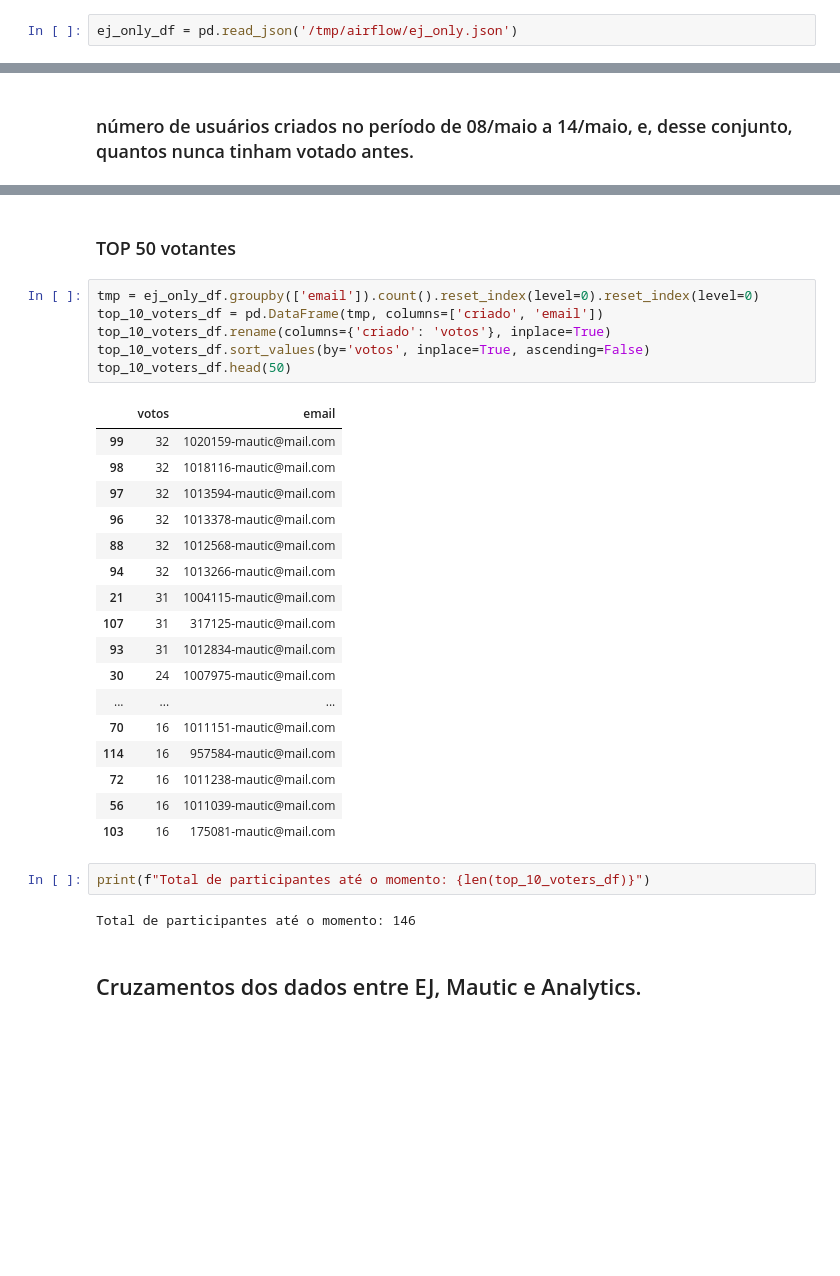
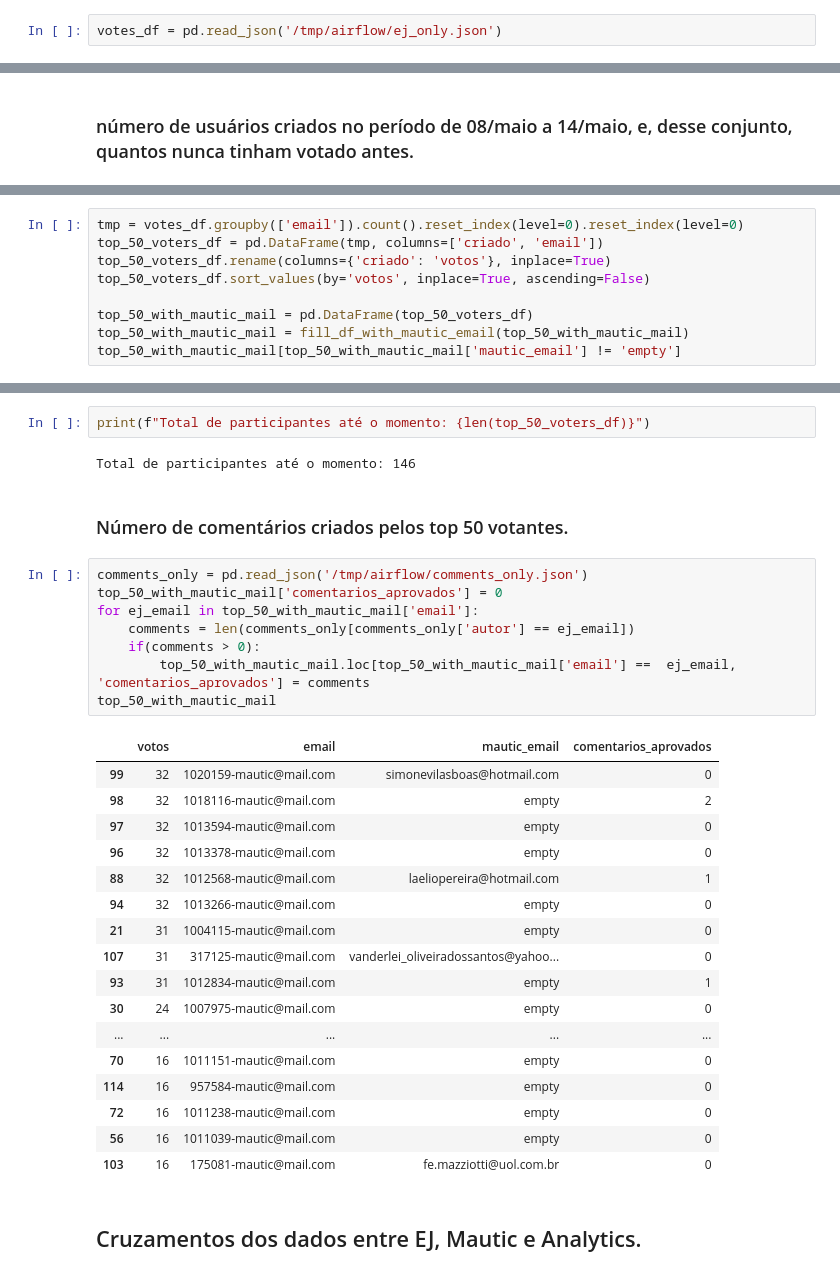
Before and after one commit to cidadedemocratica/airflow, a Jupyter notebook: src/ej/osf.ipynb, the cells around one changed output, grey strips where cells are left out. Drawn from its saved outputs; the diff is of its cells as text; blank space fills up the shorter version.

```diff
--- a/src/ej/osf.ipynb
+++ b/src/ej/osf.ipynb
@@ -10,7 +38,7 @@ sns.set(font_scale=3)
 # %% [markdown]
 ## Análise individual dos dados da EJ
 # %%
-ej_only_df = pd.read_json('/tmp/airflow/ej_only.json')
+votes_df = pd.read_json('/tmp/airflow/ej_only.json')
 # %% [markdown]
 ###  número de usuários com pelo menos 1 voto no período de 17 a 23/abril, e, desse conjunto, quantos nunca tinham votado antes
 # %%
@@ -105,0 +178,9 @@ Desse conjunto de usuários acima, quantos nunca tinham votado antes: 3
+# %%
+tmp = votes_df.groupby(['email']).count().reset_index(level=0).reset_index(level=0)
+top_50_voters_df = pd.DataFrame(tmp, columns=['criado', 'email'])
+top_50_voters_df.rename(columns={'criado': 'votos'}, inplace=True)
+top_50_voters_df.sort_values(by='votos', inplace=True, ascending=False)
+
+top_50_with_mautic_mail = pd.DataFrame(top_50_voters_df)
+top_50_with_mautic_mail = fill_df_with_mautic_email(top_50_with_mautic_mail)
+top_50_with_mautic_mail[top_50_with_mautic_mail['mautic_email'] != 'empty']
@@ -106,33 +205,35 @@ Desse conjunto de usuários acima, quantos nunca tinham votado antes: 3
+# %%
+print(f"Total de participantes até o momento: {len(top_50_voters_df)}")
+# %% [output]
+Total de participantes até o momento: 146
 # %% [markdown]
-### TOP 50 votantes
+### Número de comentários criados pelos top 50 votantes.
-# %%
-tmp = ej_only_df.groupby(['email']).count().reset_index(level=0).reset_index(level=0)
-top_10_voters_df = pd.DataFrame(tmp, columns=['criado', 'email'])
-top_10_voters_df.rename(columns={'criado': 'votos'}, inplace=True)
-top_10_voters_df.sort_values(by='votos', inplace=True, ascending=False)
-top_10_voters_df.head(50)
-# %% [output]
-|  | votos | email |
-| 99 | 32 | 1020159-mautic@mail.com |
-| 98 | 32 | 1018116-mautic@mail.com |
-| 97 | 32 | 1013594-mautic@mail.com |
-| 96 | 32 | 1013378-mautic@mail.com |
-| 88 | 32 | 1012568-mautic@mail.com |
-| 94 | 32 | 1013266-mautic@mail.com |
-| 21 | 31 | 1004115-mautic@mail.com |
-| 107 | 31 | 317125-mautic@mail.com |
-| 93 | 31 | 1012834-mautic@mail.com |
-| 30 | 24 | 1007975-mautic@mail.com |
-| ... | ... | ... |
-| 70 | 16 | 1011151-mautic@mail.com |
-| 114 | 16 | 957584-mautic@mail.com |
-| 72 | 16 | 1011238-mautic@mail.com |
-| 56 | 16 | 1011039-mautic@mail.com |
-| 103 | 16 | 175081-mautic@mail.com |
-# %%
-print(f"Total de participantes até o momento: {len(top_10_voters_df)}")
-# %% [output]
-Total de participantes até o momento: 146
+# %%
+comments_only = pd.read_json('/tmp/airflow/comments_only.json')
+top_50_with_mautic_mail['comentarios_aprovados'] = 0
+for ej_email in top_50_with_mautic_mail['email']:
+    comments = len(comments_only[comments_only['autor'] == ej_email])
+    if(comments > 0):
+        top_50_with_mautic_mail.loc[top_50_with_mautic_mail['email'] ==  ej_email, 'comentarios_aprovados'] = comments
+top_50_with_mautic_mail
+# %% [output]
+|  | votos | email | mautic_email | comentarios_aprovados |
+| 99 | 32 | 1020159-mautic@mail.com | simonevilasboas@hotmail.com | 0 |
+| 98 | 32 | 1018116-mautic@mail.com | empty | 2 |
+| 97 | 32 | 1013594-mautic@mail.com | empty | 0 |
+| 96 | 32 | 1013378-mautic@mail.com | empty | 0 |
+| 88 | 32 | 1012568-mautic@mail.com | laeliopereira@hotmail.com | 1 |
+| 94 | 32 | 1013266-mautic@mail.com | empty | 0 |
+| 21 | 31 | 1004115-mautic@mail.com | empty | 0 |
+| 107 | 31 | 317125-mautic@mail.com | vanderlei_oliveiradossantos@yahoo... | 0 |
+| 93 | 31 | 1012834-mautic@mail.com | empty | 1 |
+| 30 | 24 | 1007975-mautic@mail.com | empty | 0 |
+| ... | ... | ... | ... | ... |
+| 70 | 16 | 1011151-mautic@mail.com | empty | 0 |
+| 114 | 16 | 957584-mautic@mail.com | empty | 0 |
+| 72 | 16 | 1011238-mautic@mail.com | empty | 0 |
+| 56 | 16 | 1011039-mautic@mail.com | empty | 0 |
+| 103 | 16 | 175081-mautic@mail.com | fe.mazziotti@uol.com.br | 0 |
 # %% [markdown]
 ## Cruzamentos dos dados entre EJ, Mautic e Analytics.
 # %%
```
Also changed, not shown: parts of 31 cells of this notebook, 4 other files.
